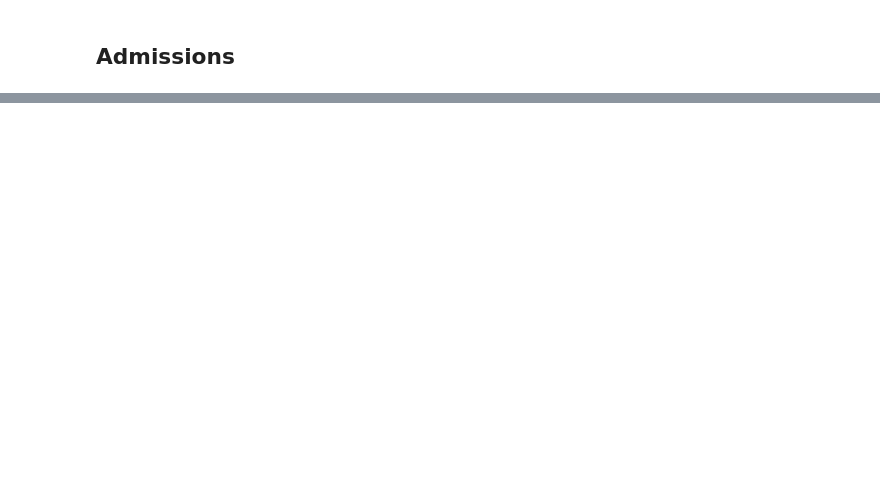
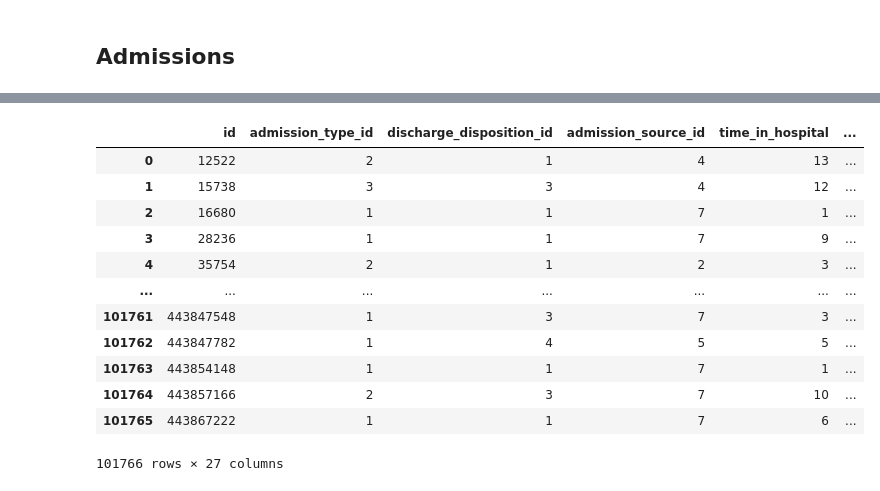
Before and after one commit to Gwendelina/130US_diabete, a Jupyter notebook: Creation BDD/Creation_BDD.ipynb, the cells around one changed output, grey strips where cells are left out. Drawn from its saved outputs; the diff is of its cells as text; code cells hidden in the pictures; blank space fills up the shorter version.

```diff
--- a/Creation BDD/Creation_BDD.ipynb
+++ b/Creation BDD/Creation_BDD.ipynb
@@ -511,0 +582,17 @@ patients
+# %%
+verif_3 = pd.read_sql_query("SELECT * FROM admissions", conn)
+verif_3
+# %% [output]
+|  | id | admission_type_id | discharge_disposition_id | admission_source_id | time_in_hospital | ... |
+| 0 | 12522 | 2 | 1 | 4 | 13 | ... |
+| 1 | 15738 | 3 | 3 | 4 | 12 | ... |
+| 2 | 16680 | 1 | 1 | 7 | 1 | ... |
+| 3 | 28236 | 1 | 1 | 7 | 9 | ... |
+| 4 | 35754 | 2 | 1 | 2 | 3 | ... |
+| ... | ... | ... | ... | ... | ... | ... |
+| 101761 | 443847548 | 1 | 3 | 7 | 3 | ... |
+| 101762 | 443847782 | 1 | 4 | 5 | 5 | ... |
+| 101763 | 443854148 | 1 | 1 | 7 | 1 | ... |
+| 101764 | 443857166 | 2 | 3 | 7 | 10 | ... |
+| 101765 | 443867222 | 1 | 1 | 7 | 6 | ... |
+101766 rows × 27 columns
```
Also changed, not shown: parts of 18 cells of this notebook, 1 other file.
